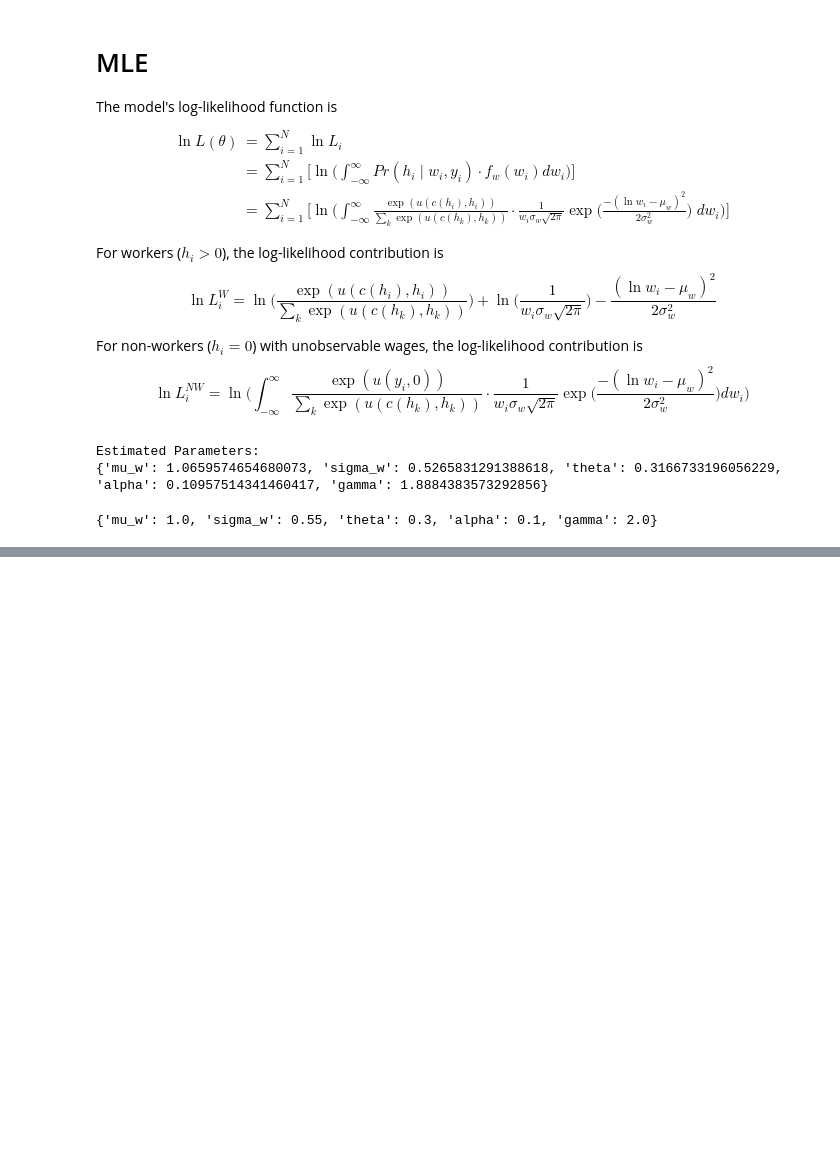
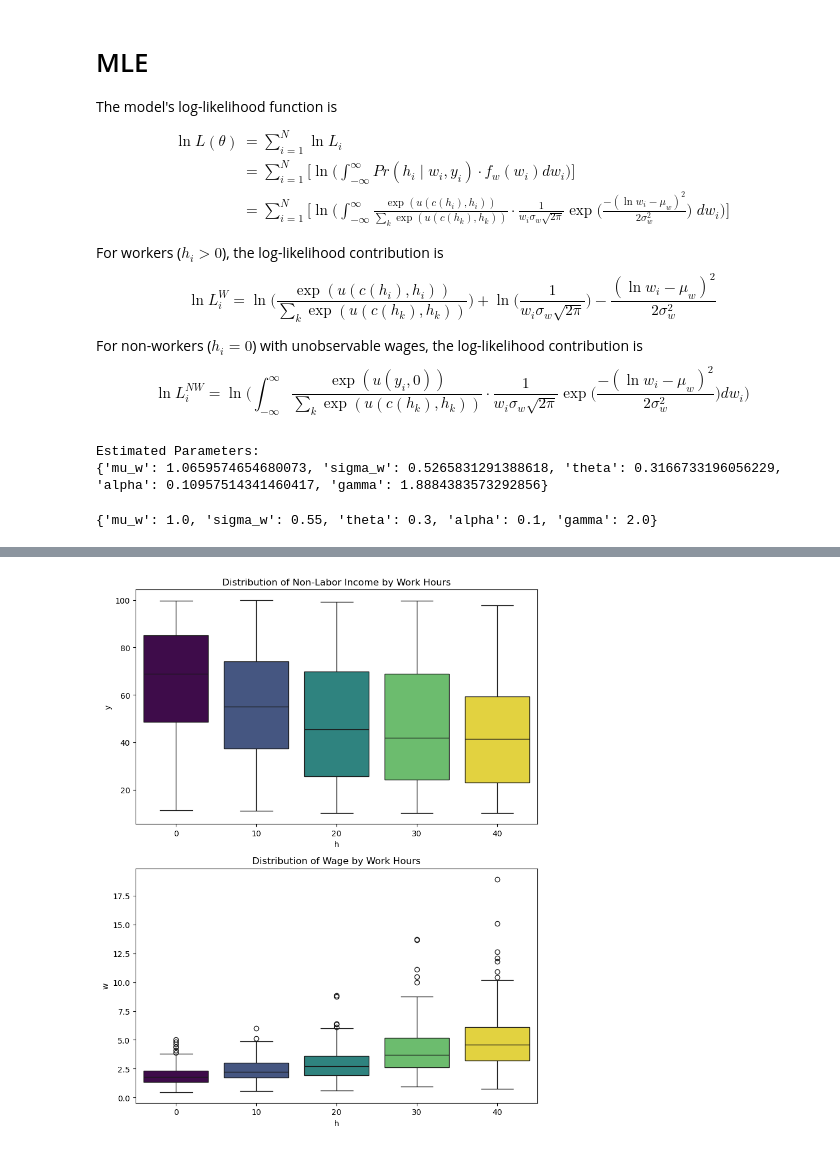
Before and after one commit to hshen0820/Labor-Economics-8400-SP25-, a Jupyter notebook: PSet1/PSet1.ipynb, the cells around one changed output, grey strips where cells are left out. Saved outputs shown, nothing was run; the diff lists cells and outputs as text; code cells hidden in the pictures; blank space fills up the shorter version.

```diff
--- a/PSet1/PSet1.ipynb
+++ b/PSet1/PSet1.ipynb
@@ -349,0 +472,25 @@ print(params_init)
+# %%
+plt.figure(figsize=(8, 10))
+
+# Distribution of Non-Labor Income by Work Hours
+plt.subplot(2, 1, 1)
+sns.boxplot(x='HoursWorked', y='NonLaborIncome', data=data_new, hue='HoursWorked', palette='viridis', legend=False)
+plt.title('Distribution of Non-Labor Income by Work Hours')
+plt.xlabel('h')
+plt.ylabel('y')
+
+# Distribution of Wage by Work Hours
+plt.subplot(2, 1, 2)
+sns.boxplot(x='HoursWorked', y='Wage', data=data_new, hue='HoursWorked', palette='viridis', legend=False)
+plt.title('Distribution of Wage by Work Hours')
+plt.xlabel('h')
+plt.ylabel('w')
+
+# Adjust layout for better spacing
+plt.tight_layout()
+
+# Save the plot as a PNG file
+plt.savefig('income_wage_by_hours_after_taxReform.png', dpi=300, bbox_inches='tight')
+plt.show()
+# %% [output]
+[figure, added]
```
Also changed, not shown: parts of 6 cells of this notebook.
